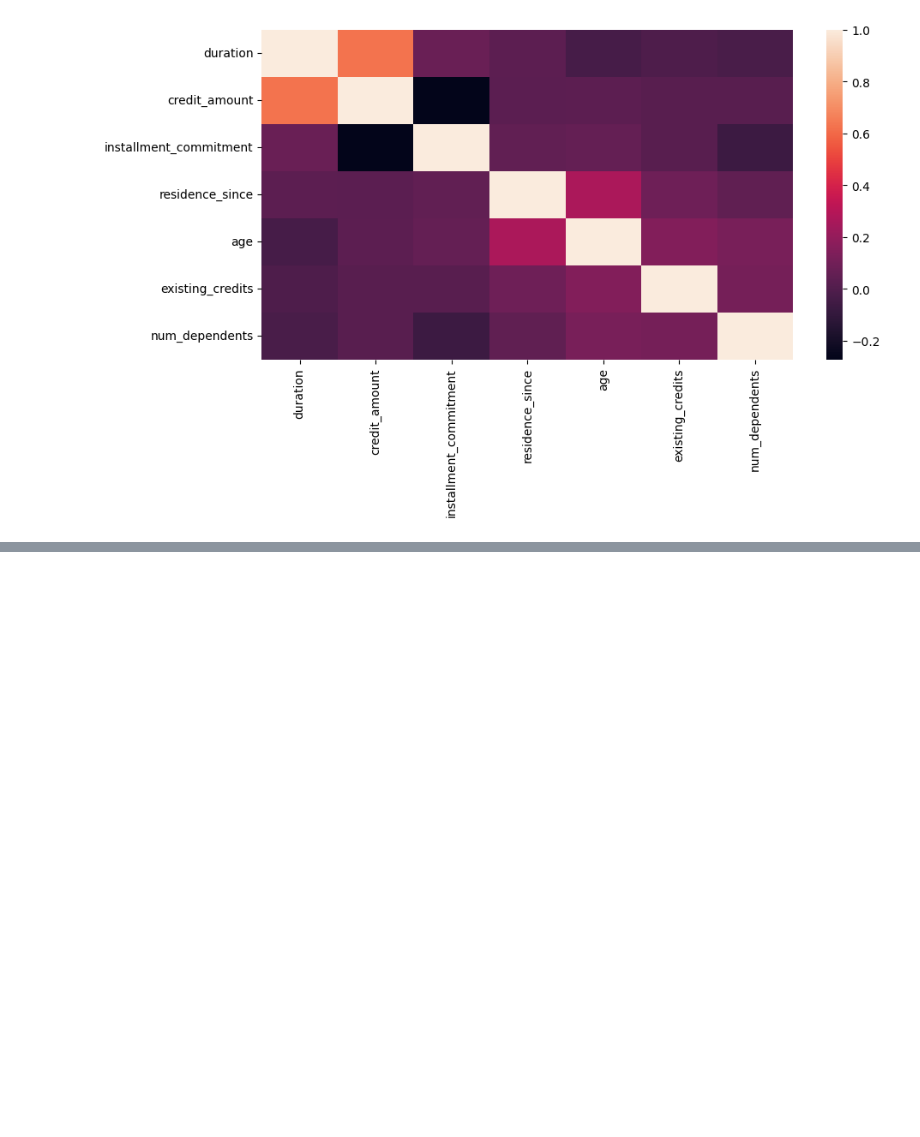
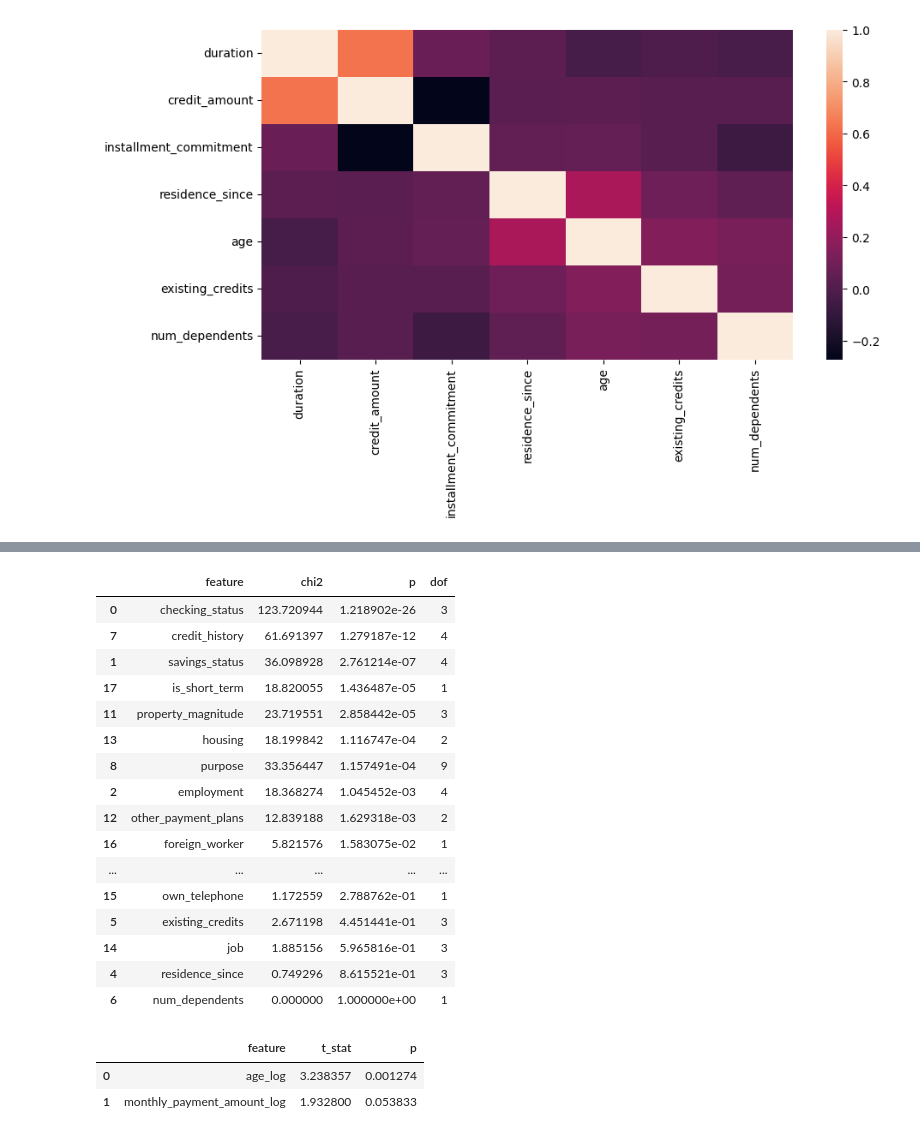
Before and after one commit to MrDiggles2/msds422-final, a Jupyter notebook: midpoint.ipynb, the cells around one changed output, grey strips where cells are left out. Saved outputs shown, nothing was run; the diff lists cells and outputs as text; code cells hidden in the pictures; blank space fills up the shorter version.

```diff
--- a/midpoint.ipynb
+++ b/midpoint.ipynb
@@ -167 +182,67 @@ numeric_columns = [
 ]
+# %%
+def chi_square_test(data, cat_feature):
+    contingency_table = pd.crosstab(data[cat_feature], data['class'])
+    chi2, p, dof, expected = chi2_contingency(contingency_table)
+    return chi2, p, dof
+
+cst_results = {
+    'feature': [],
+    'chi2': [],
+    'p': [],
+    'dof': [],
+}
+
+for feature in ordinal_columns + nominal_columns:
+    chi2, p, dof = chi_square_test(df, feature)
+
+    cst_results['feature'].append(feature)
+    cst_results['chi2'].append(chi2)
+    cst_results['p'].append(p)
+    cst_results['dof'].append(dof)
+
+pd.DataFrame(cst_results).sort_values(by='p')
+# %% [output]
+|  | feature | chi2 | p | dof |
+| 0 | checking_status | 123.720944 | 1.218902e-26 | 3 |
+| 7 | credit_history | 61.691397 | 1.279187e-12 | 4 |
+| 1 | savings_status | 36.098928 | 2.761214e-07 | 4 |
+| 17 | is_short_term | 18.820055 | 1.436487e-05 | 1 |
+| 11 | property_magnitude | 23.719551 | 2.858442e-05 | 3 |
+| 13 | housing | 18.199842 | 1.116747e-04 | 2 |
+| 8 | purpose | 33.356447 | 1.157491e-04 | 9 |
+| 2 | employment | 18.368274 | 1.045452e-03 | 4 |
+| 12 | other_payment_plans | 12.839188 | 1.629318e-03 | 2 |
+| 16 | foreign_worker | 5.821576 | 1.583075e-02 | 1 |
+| ... | ... | ... | ... | ... |
+| 15 | own_telephone | 1.172559 | 2.788762e-01 | 1 |
+| 5 | existing_credits | 2.671198 | 4.451441e-01 | 3 |
+| 14 | job | 1.885156 | 5.965816e-01 | 3 |
+| 4 | residence_since | 0.749296 | 8.615521e-01 | 3 |
+| 6 | num_dependents | 0.000000 | 1.000000e+00 | 1 |
+# %%
+def t_test(data, num_feature):
+    good_credit = data[data['class'] == b'good'][num_feature]
+    bad_credit = data[data['class'] == b'bad'][num_feature]
+    t_stat, p = ttest_ind(good_credit, bad_credit, equal_var=False)
+
+    return t_stat, p
+
+tt_results = {
+    'feature': [],
+    't_stat': [],
+    'p': [],
+}
+
+for feature in numeric_columns:
+    t_stat, p = t_test(df, feature)
+
+    tt_results['feature'].append(feature)
+    tt_results['t_stat'].append(t_stat)
+    tt_results['p'].append(p)
+
+pd.DataFrame(tt_results).sort_values(by='p')
+# %% [output]
+|  | feature | t_stat | p |
+| 0 | age_log | 3.238357 | 0.001274 |
+| 1 | monthly_payment_amount_log | 1.932800 | 0.053833 |
```
Also changed, not shown: parts of 9 cells of this notebook, 2 other files.
